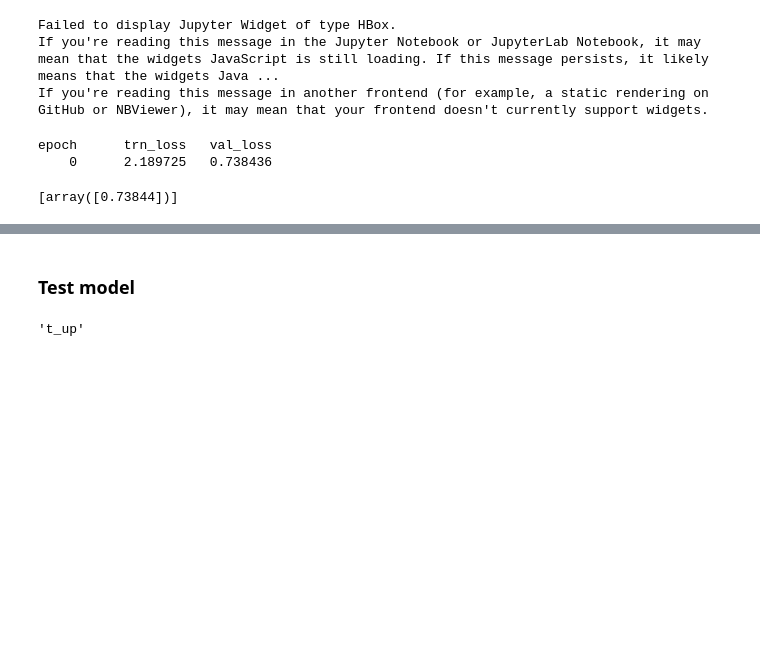
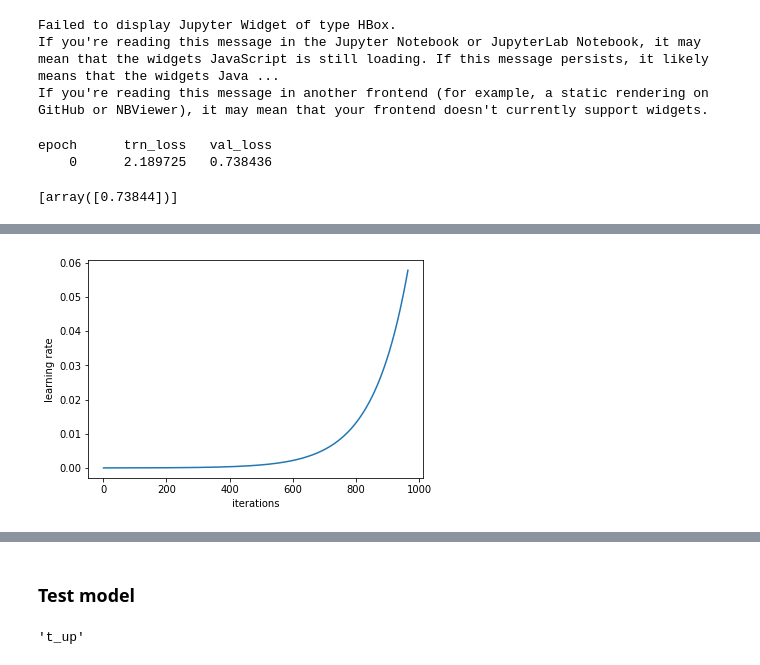
Before and after one commit to noklam/SQL_Generator, a Jupyter notebook: lesson6-rnn-Copy1.ipynb, the cells around one changed output, grey strips where cells are left out. Saved outputs shown, nothing was run; the diff lists cells and outputs as text; code cells hidden in the pictures; blank space fills up the shorter version.

```diff
--- a/lesson6-rnn-Copy1.ipynb
+++ b/lesson6-rnn-Copy1.ipynb
@@ -277,0 +317,4 @@ If you're reading this message in another frontend (for example, a static render
+# %%
+model.sched.plot_lr()
+# %% [output]
+[figure, added]
```
Also changed, not shown: parts of 11 cells of this notebook, 2 other files.
